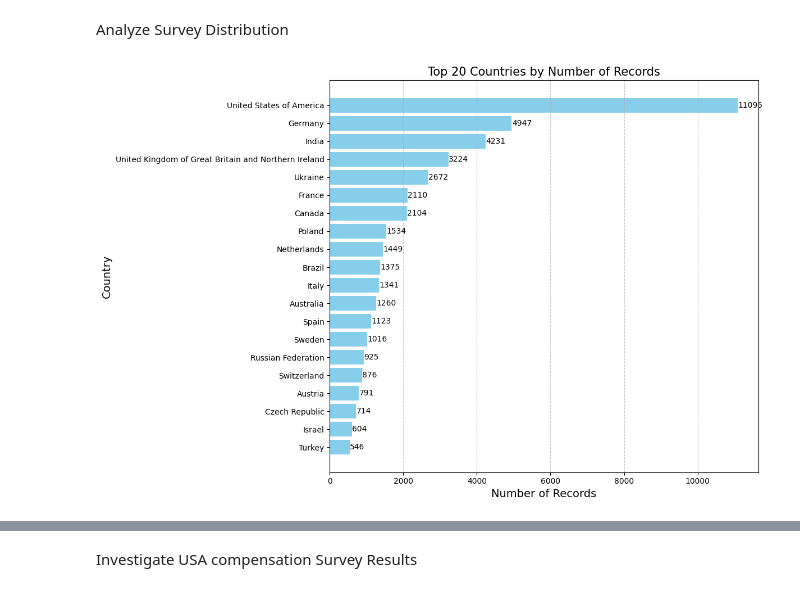
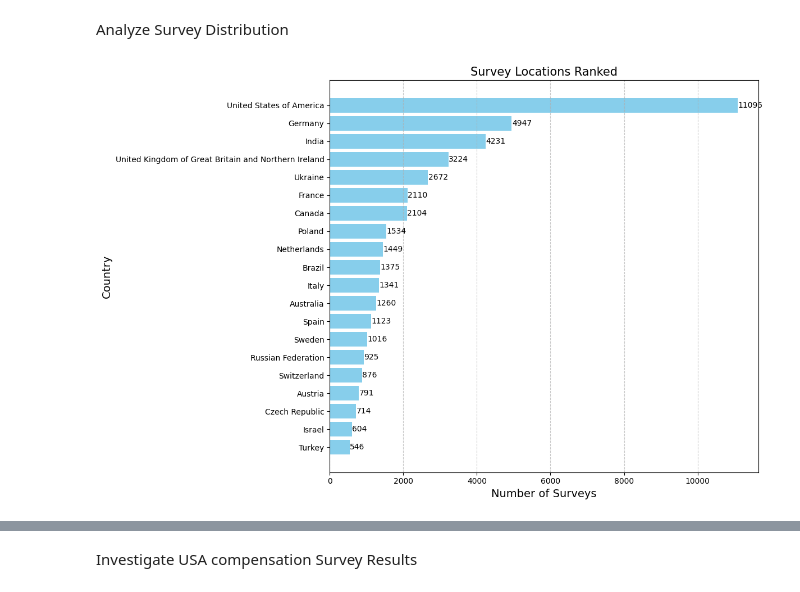
Before and after one commit to thusvang/stack-overflow-2024-survery-analysis, a Jupyter notebook: script.ipynb, the cells around one changed output, grey strips where cells are left out. Saved outputs shown, nothing was run; the diff lists cells and outputs as text; code cells hidden in the pictures.

```diff
--- a/script.ipynb
+++ b/script.ipynb
@@ -114,24 +113,24 @@ Analyze Survey Distribution
 # %%
 #group by country and count the number of records
 country_counts = df['Country'].value_counts().nlargest(20)
 
 #plot on horizontal bar graph
 plt.figure(figsize=(12, 8))
 bars = plt.barh(country_counts.index, country_counts.values, color='skyblue')
 
 # Add counts next to bars
 for bar in bars:
     width = bar.get_width()
     plt.text(width + 5, bar.get_y() + bar.get_height()/2, int(width), va='center', fontsize=10)
 
 # Finalize plot
-plt.title('Top 20 Countries by Number of Records', fontsize=15)
-plt.xlabel('Number of Records', fontsize=14)
+plt.title('Survey Locations Ranked', fontsize=15)
+plt.xlabel('Number of Surveys', fontsize=14)
 plt.ylabel('Country', fontsize=14)
 plt.gca().invert_yaxis()  # Highest count at top
 plt.grid(axis='x', linestyle='--', alpha=0.7)
 plt.tight_layout()
 
 plt.show()
 # %% [output]
-[figure, old version]
+[figure, new version]
```
Also changed, not shown: parts of 14 cells of this notebook.
